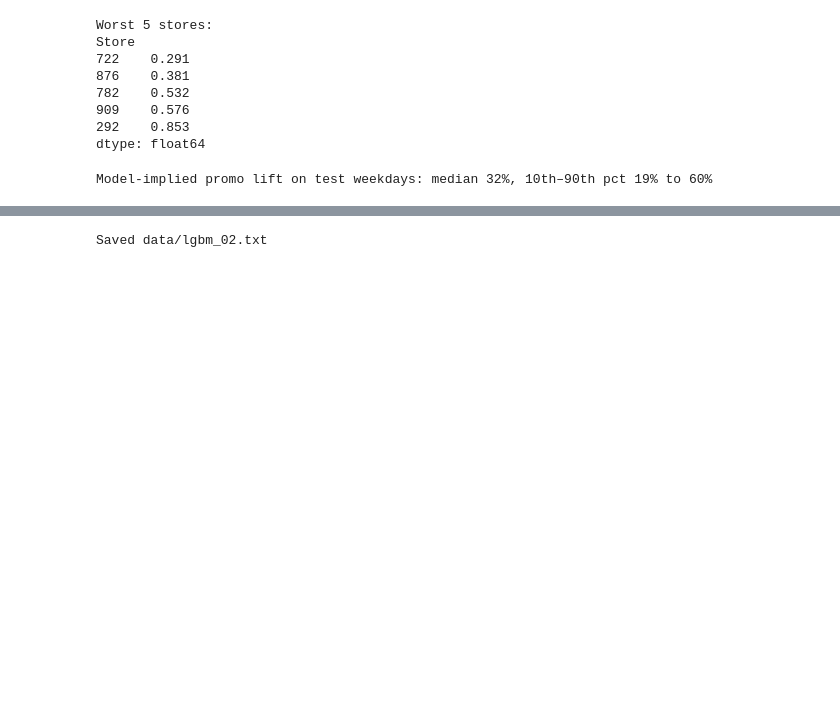
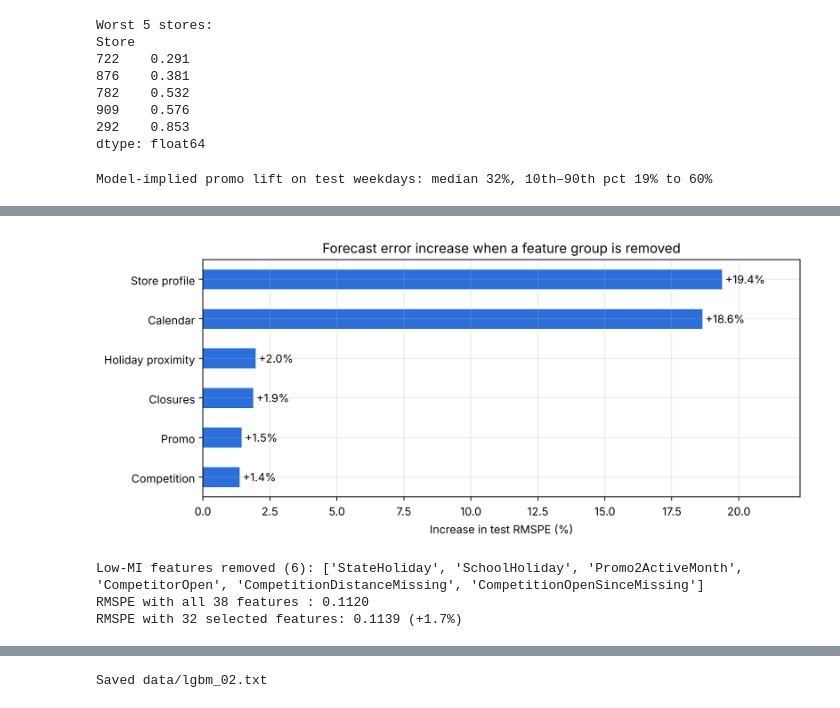
Before and after one commit to yahyalkayem/rossmann-sales-optimization, a Jupyter notebook: notebooks/02_features_and_baseline.ipynb, the cells around one changed output, grey strips where cells are left out. Drawn from its saved outputs; the diff is of its cells as text; code cells hidden in the pictures; blank space fills up the shorter version.

```diff
--- a/notebooks/02_features_and_baseline.ipynb
+++ b/notebooks/02_features_and_baseline.ipynb
@@ -279,0 +340,15 @@ plt.tight_layout(); plt.savefig("../figures/engineered_features.png", dpi=120);
+# %%
+FEATURE_GROUPS = {
+    "Calendar": ["Year", "Month", "Day", "WeekOfYear", "DayOfYear", "IsMonthStart", "IsMonthEnd"],
+    "Holiday proximity": ["DaysSinceStateHoliday", "DaysUntilStateHoliday", "DaysSinceSchoolHoliday",
+                          "DaysUntilSchoolHoliday", "DaysToChristmas"],
+    "Closures": ["DaysSinceClosure", "DaysUntilClosure", "ClosedYesterday", "ClosedTomorrow"],
+    "Promo": ["PromoDay", "Promo2Weeks", "Promo2ActiveMonth"],
+    "Competition": ["CompetitionOpenMonths", "CompetitorOpen", "CompetitionDistanceMissing", "CompetitionOpenSinceMissing"],
+    "Store profile": ["StoreAvgSales", "StoreAvgCustomers", "StoreSalesPerCustomer", "StoreSalesStd",
+                      "StorePromoLift", "StoreDowAvgSales"],
+}
+group_of = {f: g for g, fs in FEATURE_GROUPS.items() for f in fs}
+mi["Group"] = mi.index.map(group_of).fillna("Original")
+mi.groupby("Group")[["MI_sales", "MI_relative"]].max().sort_values("MI_relative", ascending=False) \
+  .rename(columns={"MI_sales": "Best MI (sales)", "MI_relative": "Best MI (relative)"}).round(3)
@@ -422,0 +523,16 @@ Model-implied promo lift on test weekdays: median 32%, 10th–90th pct 19% to 60
+# %%
+fast = dict(params, learning_rate=0.1)
+
+def fit_and_score(features):
+    m = lgb.train(fast, lgb.Dataset(tr[features], np.log1p(tr.Sales)), num_boost_round=1500,
+                  valid_sets=[lgb.Dataset(va[features], np.log1p(va.Sales))],
+                  callbacks=[lgb.early_stopping(50, verbose=False)])
+    return rmspe(te.Sales, np.expm1(m.predict(te[features], num_iteration=m.best_iteration)))
+
+full_score = fit_and_score(FEATURES)
+ablation = {g: fit_and_score([f for f in FEATURES if f not in fs]) for g, fs in FEATURE_GROUPS.items()}
+ablation = pd.DataFrame({"RMSPE without group": ablation})
+ablation["Error increase"] = ablation["RMSPE without group"] / full_score - 1
+ablation = ablation.sort_values("Error increase")
+print(f"All features: RMSPE {full_score:.4f}")
+ablation.style.format({"RMSPE without group": "{:.4f}", "Error increase": "{:+.1%}"})
@@ -422,0 +548,19 @@ Model-implied promo lift on test weekdays: median 32%, 10th–90th pct 19% to 60
+# %%
+ax = (ablation["Error increase"] * 100).plot(kind="barh", color=BLUE, figsize=(9, 4))
+ax.set_title("Forecast error increase when a feature group is removed")
+ax.set_xlabel("Increase in test RMSPE (%)"); ax.set_xlim(0, ablation["Error increase"].max() * 100 * 1.15)
+for i, v in enumerate(ablation["Error increase"] * 100): ax.text(v, i, f" +{v:.1f}%", va="center")
+plt.tight_layout(); plt.savefig("../figures/feature_group_ablation.png", dpi=120); plt.show()
+# %% [output]
+[figure, added]
+# %%
+low_mi = mi[(mi.MI_sales < 0.005) & (mi.MI_relative < 0.005)].index.tolist()
+selected = [f for f in FEATURES if f not in low_mi]
+selected_score = fit_and_score(selected)
+print(f"Low-MI features removed ({len(low_mi)}): {low_mi}")
+print(f"RMSPE with all {len(FEATURES)} features : {full_score:.4f}")
+print(f"RMSPE with {len(selected)} selected features: {selected_score:.4f} ({selected_score / full_score - 1:+.1%})")
+# %% [output]
+Low-MI features removed (6): ['StateHoliday', 'SchoolHoliday', 'Promo2ActiveMonth', 'CompetitorOpen', 'CompetitionDistanceMissing', 'CompetitionOpenSinceMissing']
+RMSPE with all 38 features : 0.1120
+RMSPE with 32 selected features: 0.1139 (+1.7%)
```
Also changed, not shown: parts of 11 cells of this notebook.
